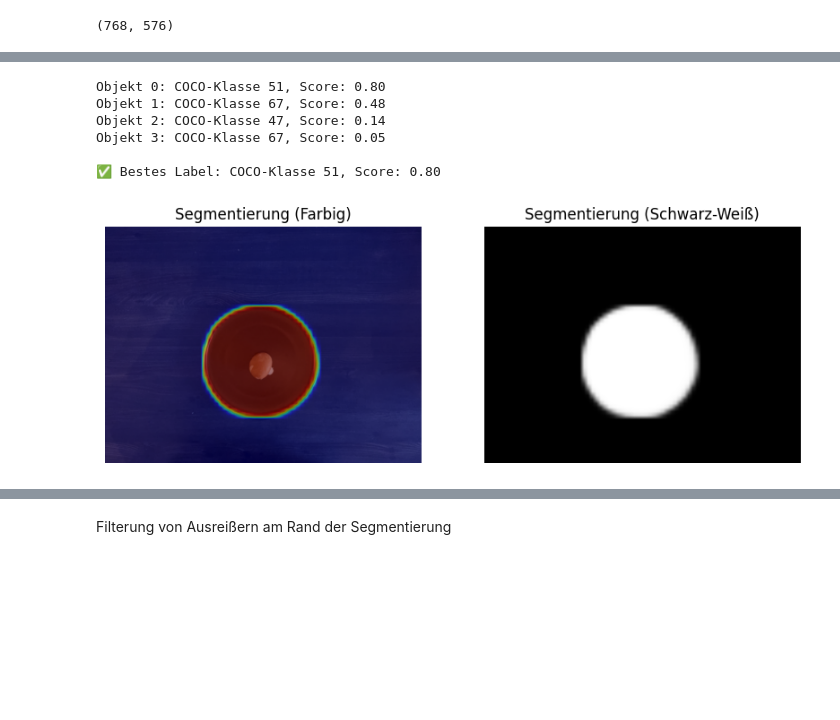
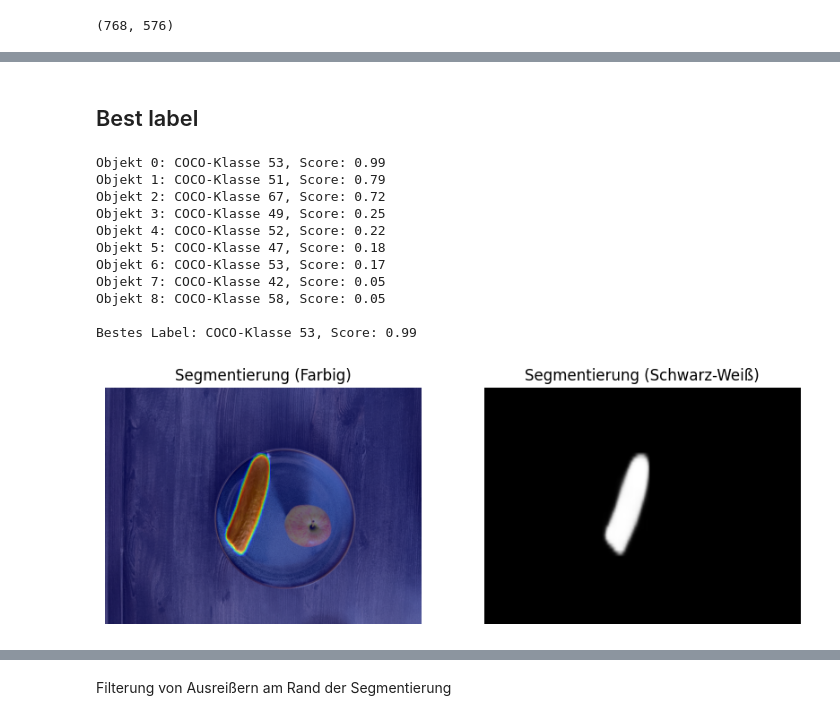
Before and after one commit to DirenCA/Masterthesis-Code, a Jupyter notebook: ValueEst_WithSeg.ipynb, the cells around one changed output, grey strips where cells are left out. Drawn from its saved outputs; the diff is of its cells as text; code cells hidden in the pictures; blank space fills up the shorter version.

```diff
--- a/ValueEst_WithSeg.ipynb
+++ b/ValueEst_WithSeg.ipynb
@@ -29,7 +25,7 @@ float16
 # %% [markdown]
 Einlesen des RGB image
 # %%
-rgb_url = r"C:\Users\Diren\Nextcloud\HTW\4.Semester-Masterarbeit\Masterarbeit\Code\XCodeDirectExtraction\LidarData\Pilz\color_image.jpg"
+rgb_url = r"C:\Users\Diren\Nextcloud\HTW\4.Semester-Masterarbeit\Masterarbeit\Code\(FinaleTiefenkarte)\Teller\Gurke_Apfel\color_image.jpg"
 rgb_im = Image.open(rgb_url)
 # %%
 rgb_height, rgb_width =rgb_im.size
@@ -86,12 +84,4 @@ rgb_im.size
 # %%
 # Mask R-CNN Modell mit COCO-Gewichten laden
-model = torchvision.models.detection.maskrcnn_resnet50_fpn(pretrained=True)
+model = torchvision.models.detection.maskrcnn_resnet50_fpn_v2(pretrained=True)
 model.eval()
-
-# Bild laden
-image = rgb_im
-image_tensor = F.to_tensor(image).unsqueeze(0)
-
-# Bild durch das Modell laufen lassen
-with torch.no_grad():
-    prediction = model(image_tensor)
@@ -98,5 +114,6 @@ with torch.no_grad():
+# %% [markdown]
+## Best label
 # %%
-# Initialisiere Variablen für das beste Label
 best_index = None
 best_score = 0.0
 best_label = None
@@ -115,37 +132,42 @@ for i, label in enumerate(prediction[0]['labels']):
 
 # Ausgabe des besten Labels
 if best_label is not None:
-    print(f"\n✅ Bestes Label: COCO-Klasse {best_label}, Score: {best_score:.2f}")
+    print(f"\nBestes Label: COCO-Klasse {best_label}, Score: {best_score:.2f}")
 else:
-    print("\n❌ Keine gültige Vorhersage gefunden.")
+    print("\nKeine gültige Vorhersage gefunden.")
 # %% [output]
-Objekt 0: COCO-Klasse 51, Score: 0.80
-Objekt 1: COCO-Klasse 67, Score: 0.48
-Objekt 2: COCO-Klasse 47, Score: 0.14
-Objekt 3: COCO-Klasse 67, Score: 0.05
+Objekt 0: COCO-Klasse 53, Score: 0.99
+Objekt 1: COCO-Klasse 51, Score: 0.79
+Objekt 2: COCO-Klasse 67, Score: 0.72
+Objekt 3: COCO-Klasse 49, Score: 0.25
+Objekt 4: COCO-Klasse 52, Score: 0.22
+Objekt 5: COCO-Klasse 47, Score: 0.18
+Objekt 6: COCO-Klasse 53, Score: 0.17
+Objekt 7: COCO-Klasse 42, Score: 0.05
+Objekt 8: COCO-Klasse 58, Score: 0.05
 
-✅ Bestes Label: COCO-Klasse 51, Score: 0.80
+Bestes Label: COCO-Klasse 53, Score: 0.99
 # %%
 
 # **Erste Plot: Originalbild mit Overlay (Farbig)**
 plt.figure(figsize=(10, 5))
 plt.subplot(1, 2, 1)  # Erste Hälfte des Plots
 plt.imshow(image)
 
 for i, mask in enumerate(prediction[0]['masks']):
-    if prediction[0]['labels'][i] == best_label: # 51 scheinbar bowl #47 scheinabr teller
+    if prediction[0]['labels'][i] == 58: # 51 scheinbar bowl #47 scheinabr teller
         mask_np = mask.squeeze().cpu().numpy()
         plt.imshow(mask_np, alpha=0.5, cmap="jet")  # Farbliche Überlagerung
 
 plt.axis("off")
 plt.title("Segmentierung (Farbig)")
 
 # **Zweiter Plot: Nur die Maske in Schwarz-Weiß**
 plt.subplot(1, 2, 2)  # Zweite Hälfte des Plots
 plt.imshow(mask_np, cmap="gray")
 plt.axis("off")
 plt.title("Segmentierung (Schwarz-Weiß)")
 
 plt.show()
 # %% [output]
-[figure, old version]
+[figure, new version]
```
Also changed, not shown: parts of 125 cells of this notebook, 1 other file.
